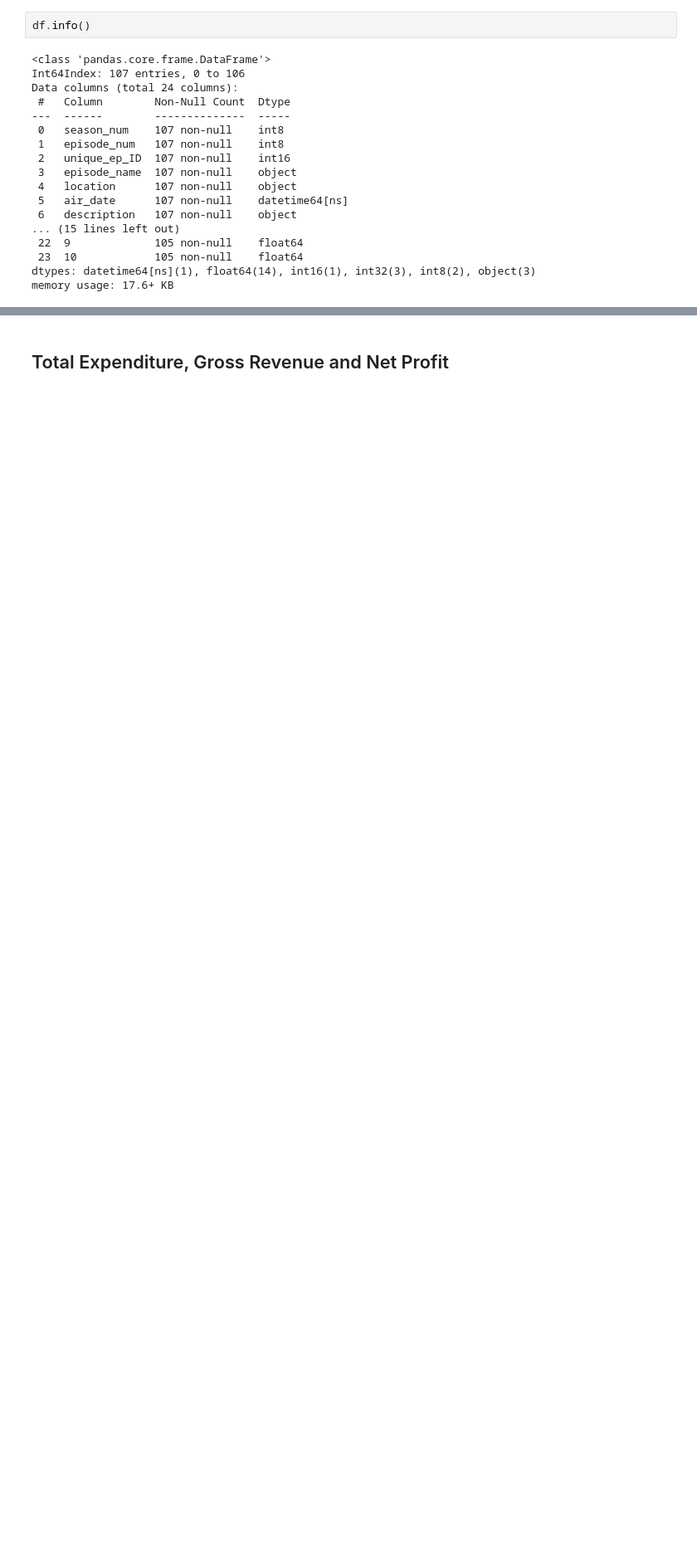
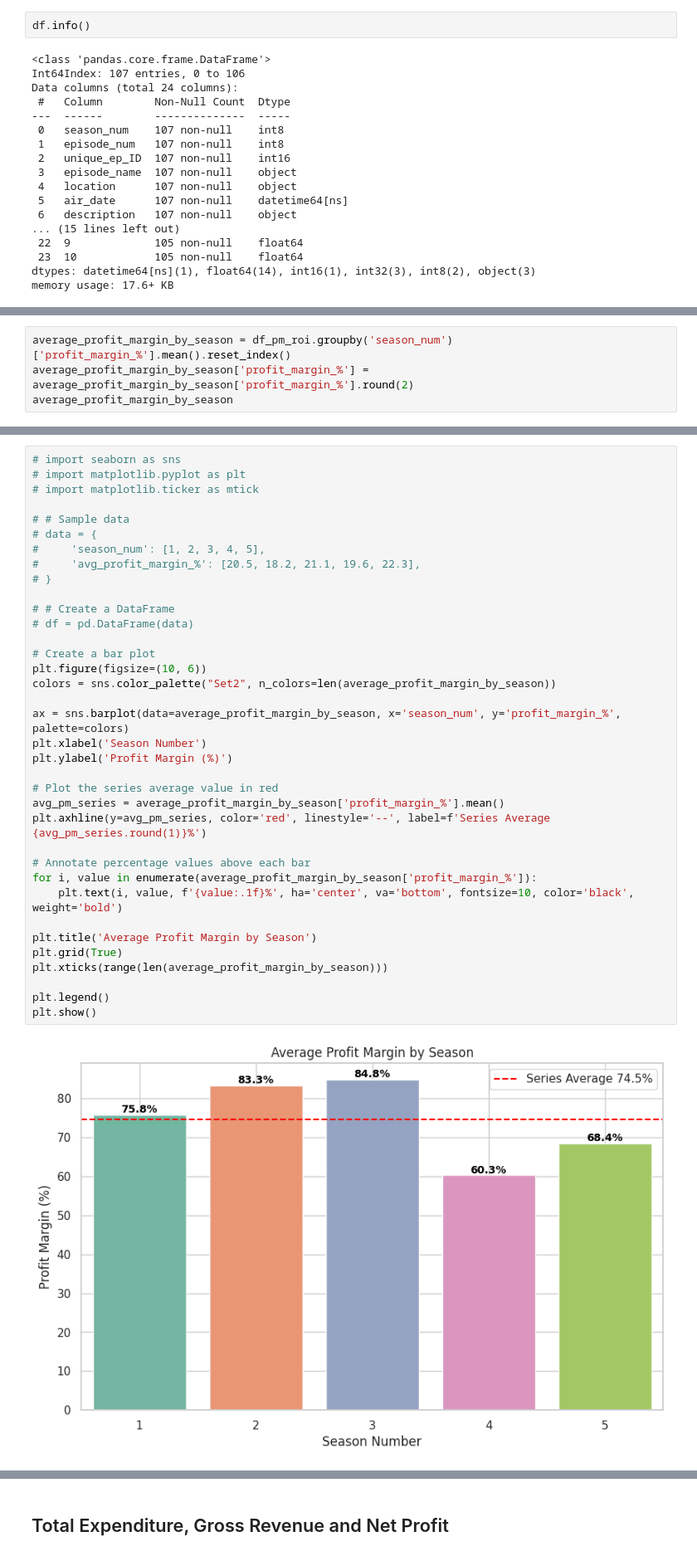
Before and after one commit to Joshua-Higgins-jp/Auction_Hunters_EDA, a Jupyter notebook: auction_hunters_eda.ipynb, the cells around one changed output, grey strips where cells are left out. Shown at 83% size. Cells and saved outputs as stored; diff of their text form; blank space fills up the shorter version.

```diff
--- a/auction_hunters_eda.ipynb
+++ b/auction_hunters_eda.ipynb
@@ -379,0 +539,4 @@ show_basic_feature_plot(dataframe=df_finance, feature_col='roi_%', unit="%")
+# %%
+average_profit_margin_by_season = df_pm_roi.groupby('season_num')['profit_margin_%'].mean().reset_index()
+average_profit_margin_by_season['profit_margin_%'] = average_profit_margin_by_season['profit_margin_%'].round(2)
+average_profit_margin_by_season
@@ -379,0 +550,38 @@ show_basic_feature_plot(dataframe=df_finance, feature_col='roi_%', unit="%")
+# %%
+# import seaborn as sns
+# import matplotlib.pyplot as plt
+# import matplotlib.ticker as mtick
+
+# # Sample data
+# data = {
+#     'season_num': [1, 2, 3, 4, 5],
+#     'avg_profit_margin_%': [20.5, 18.2, 21.1, 19.6, 22.3],
+# }
+
+# # Create a DataFrame
+# df = pd.DataFrame(data)
+
+# Create a bar plot
+plt.figure(figsize=(10, 6))
+colors = sns.color_palette("Set2", n_colors=len(average_profit_margin_by_season))
+
+ax = sns.barplot(data=average_profit_margin_by_season, x='season_num', y='profit_margin_%', palette=colors)
+plt.xlabel('Season Number')
+plt.ylabel('Profit Margin (%)')
+
+# Plot the series average value in red
+avg_pm_series = average_profit_margin_by_season['profit_margin_%'].mean()
+plt.axhline(y=avg_pm_series, color='red', linestyle='--', label=f'Series Average {avg_pm_series.round(1)}%')
+
+# Annotate percentage values above each bar
+for i, value in enumerate(average_profit_margin_by_season['profit_margin_%']):
+    plt.text(i, value, f'{value:.1f}%', ha='center', va='bottom', fontsize=10, color='black', weight='bold')
+
+plt.title('Average Profit Margin by Season')
+plt.grid(True)
+plt.xticks(range(len(average_profit_margin_by_season)))
+
+plt.legend()
+plt.show()
+# %% [output]
+[figure, added]
```
Also changed, not shown: parts of 89 cells of this notebook.
